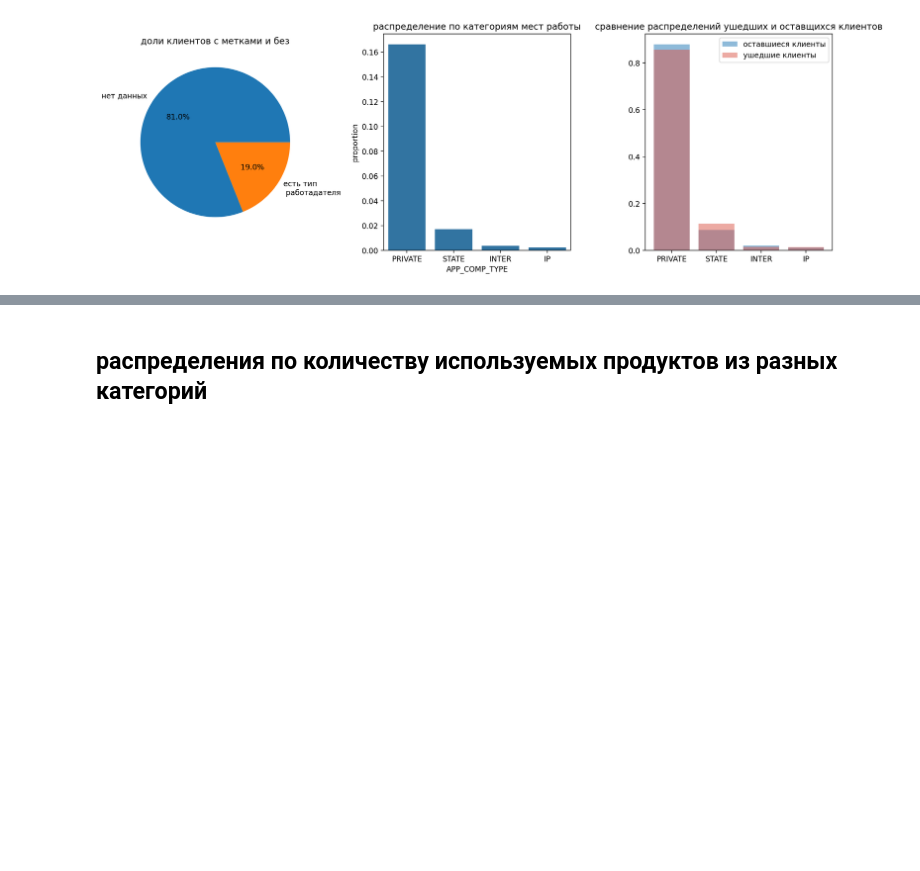
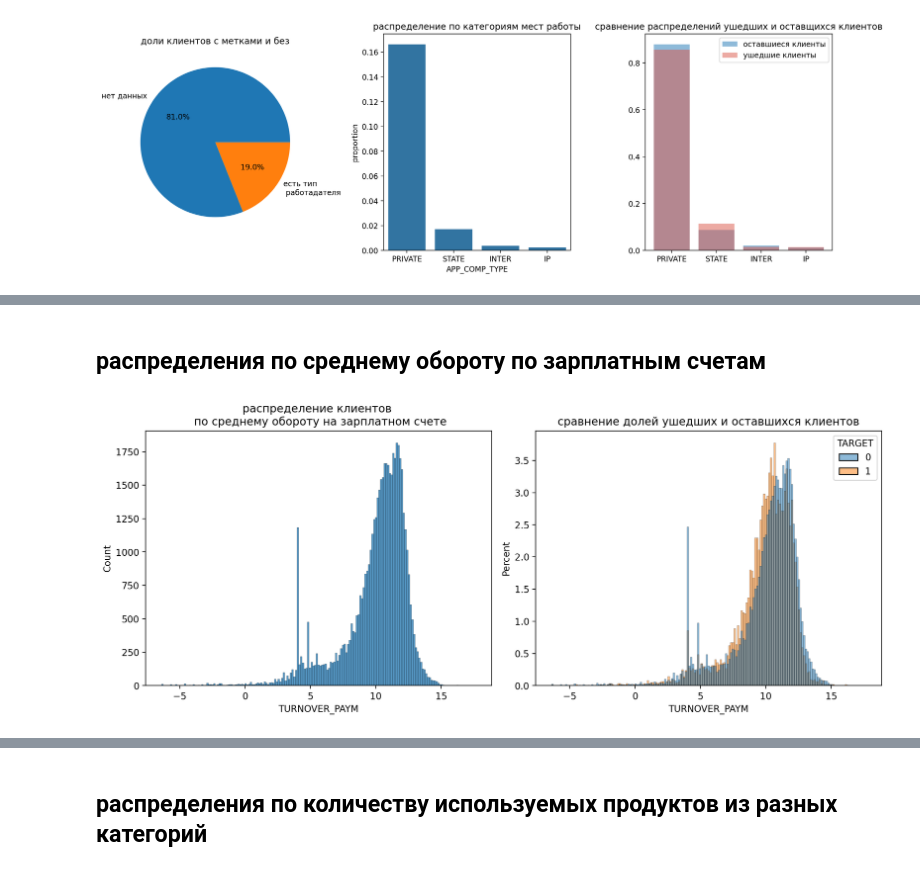
Before and after one commit to ArtemGusenkov/projects, a Jupyter notebook: customer-churn-prediction/notebooks/eda.ipynb, the cells around one changed output, grey strips where cells are left out. Cells and saved outputs as stored; diff of their text form; code cells hidden in the pictures; blank space fills up the shorter version.

```diff
--- a/customer-churn-prediction/notebooks/eda.ipynb
+++ b/customer-churn-prediction/notebooks/eda.ipynb
@@ -168,0 +224,18 @@ plt.show()
+# %% [markdown]
+## распределения по среднему обороту по зарплатным счетам
+# %%
+fig, ax = plt.subplots(nrows=1, ncols=2, figsize=(12, 5))
+bar_col = 'TURNOVER_PAYM'
+
+sns.histplot(np.log(df[bar_col]), ax=ax[0])
+ax[0].set_title('распределение клиентов \n по среднему обороту на зарплатном счете')
+
+plot_data = df[bar_col][df[bar_col]>0]
+plot_data = np.log(plot_data)
+sns.histplot(x=plot_data, hue=y, ax=ax[1], stat='percent', common_norm=None)
+ax[1].set_title('сравнение долей ушедших и оставшихся клиентов')
+
+plt.tight_layout()
+plt.show()
+# %% [output]
+[figure, added]
```
Also changed, not shown: parts of 8 cells of this notebook.
